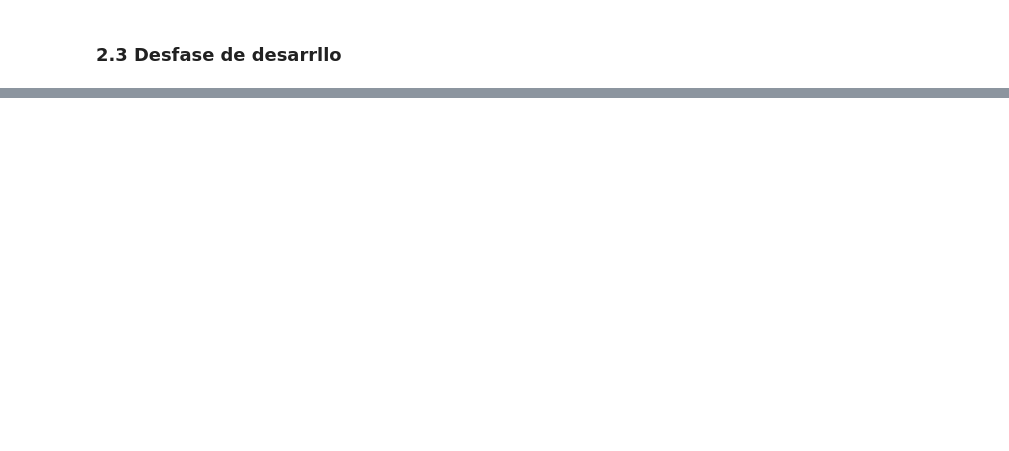
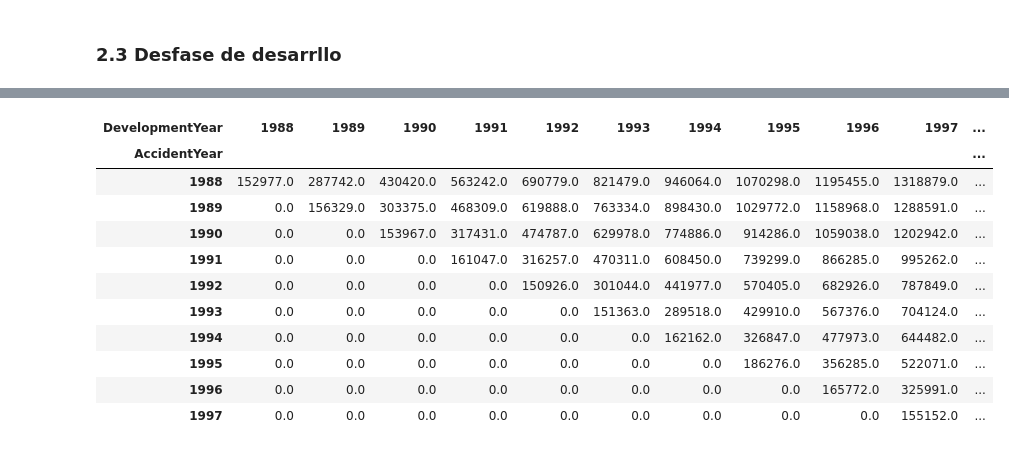
Before and after one commit to bdrinconp/ml_actuaria, a Jupyter notebook: IDA/Chain_Ladder.ipynb, the cells around one changed output, grey strips where cells are left out. Cells and saved outputs as stored; diff of their text form; code cells hidden in the pictures; blank space fills up the shorter version.

```diff
--- a/IDA/Chain_Ladder.ipynb
+++ b/IDA/Chain_Ladder.ipynb
@@ -225,0 +277,28 @@ interactive(children=(Dropdown(description='compania', options=('Federated Mut G
+# %%
+g_data_triang = df.groupby(['AccidentYear', 'DevelopmentYear'])['IncurLoss_R1'].sum().reset_index()
+
+triangulo_acumulado = pd.DataFrame()
+
+
+for year in g_data_triang['AccidentYear'].unique():
+    temp_df = g_data_triang[g_data_triang['AccidentYear'] == year].copy()
+    temp_df['IncurLoss_R1_Acumulado'] = temp_df['IncurLoss_R1'].cumsum()
+    triangulo_acumulado = pd.concat([triangulo_acumulado, temp_df], ignore_index=True)
+
+triangulo_acumulado = triangulo_acumulado.pivot(index='AccidentYear', columns='DevelopmentYear', values='IncurLoss_R1_Acumulado')
+
+triangulo_acumulado.fillna(0, inplace = True)
+triangulo_acumulado
+# %% [output]
+| DevelopmentYear | 1988 | 1989 | 1990 | 1991 | 1992 | 1993 | 1994 | 1995 | 1996 | 1997 | ... |
+| AccidentYear |  |  |  |  |  |  |  |  |  |  | ... |
+| 1988 | 152977.0 | 287742.0 | 430420.0 | 563242.0 | 690779.0 | 821479.0 | 946064.0 | 1070298.0 | 1195455.0 | 1318879.0 | ... |
+| 1989 | 0.0 | 156329.0 | 303375.0 | 468309.0 | 619888.0 | 763334.0 | 898430.0 | 1029772.0 | 1158968.0 | 1288591.0 | ... |
+| 1990 | 0.0 | 0.0 | 153967.0 | 317431.0 | 474787.0 | 629978.0 | 774886.0 | 914286.0 | 1059038.0 | 1202942.0 | ... |
+| 1991 | 0.0 | 0.0 | 0.0 | 161047.0 | 316257.0 | 470311.0 | 608450.0 | 739299.0 | 866285.0 | 995262.0 | ... |
+| 1992 | 0.0 | 0.0 | 0.0 | 0.0 | 150926.0 | 301044.0 | 441977.0 | 570405.0 | 682926.0 | 787849.0 | ... |
+| 1993 | 0.0 | 0.0 | 0.0 | 0.0 | 0.0 | 151363.0 | 289518.0 | 429910.0 | 567376.0 | 704124.0 | ... |
+| 1994 | 0.0 | 0.0 | 0.0 | 0.0 | 0.0 | 0.0 | 162162.0 | 326847.0 | 477973.0 | 644482.0 | ... |
+| 1995 | 0.0 | 0.0 | 0.0 | 0.0 | 0.0 | 0.0 | 0.0 | 186276.0 | 356285.0 | 522071.0 | ... |
+| 1996 | 0.0 | 0.0 | 0.0 | 0.0 | 0.0 | 0.0 | 0.0 | 0.0 | 165772.0 | 325991.0 | ... |
+| 1997 | 0.0 | 0.0 | 0.0 | 0.0 | 0.0 | 0.0 | 0.0 | 0.0 | 0.0 | 155152.0 | ... |
```
Also changed, not shown: parts of 9 cells of this notebook.
